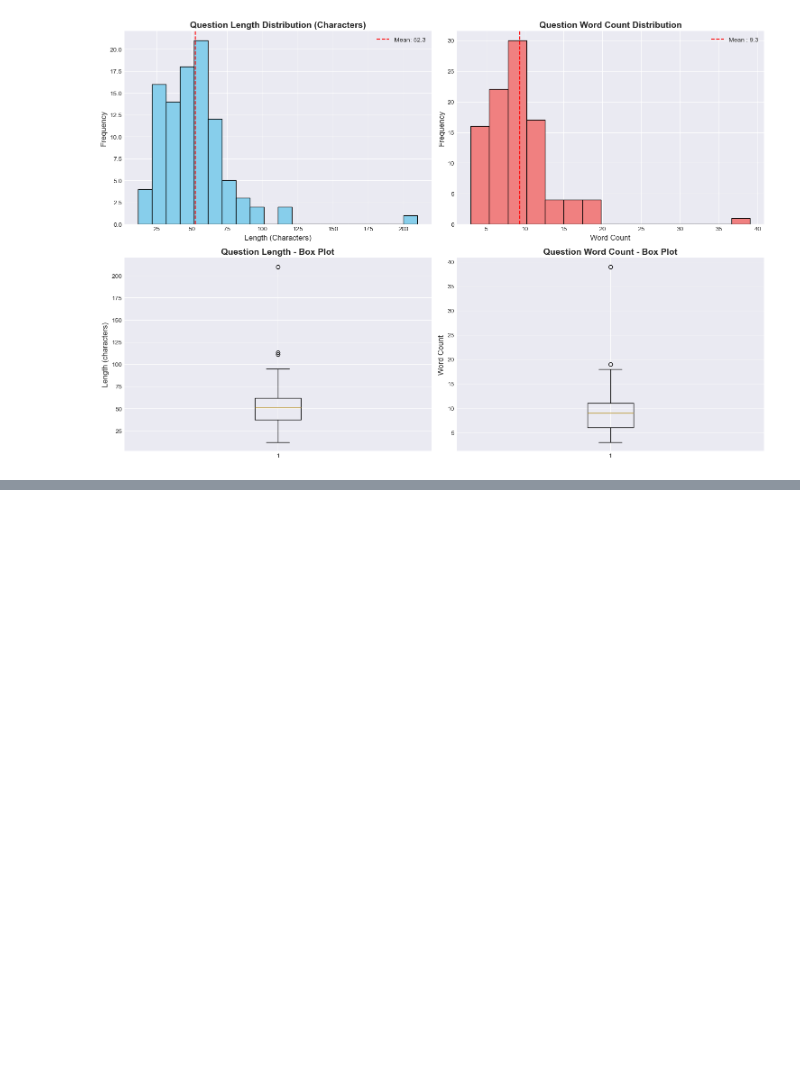
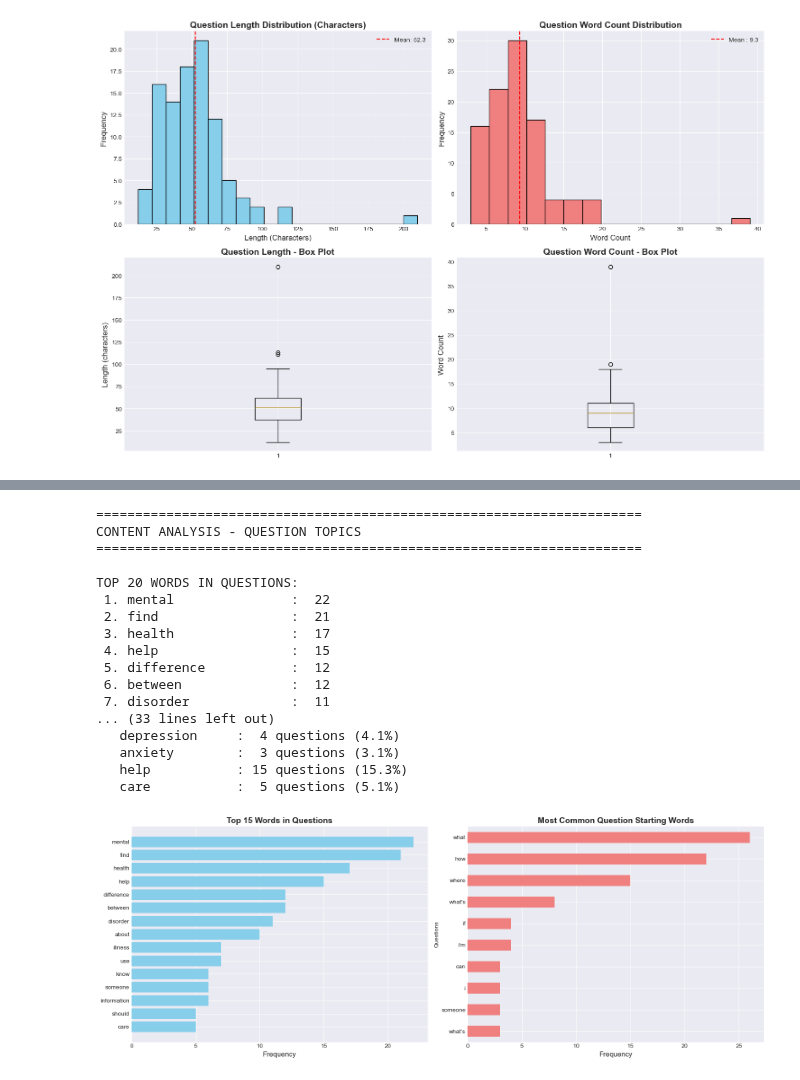
Before and after one commit to HoodaVishal/Intelligent-Customer-Support-System, a Jupyter notebook: notebooks/01_Data_Exploration.ipynb, the cells around one changed output, grey strips where cells are left out. Drawn from its saved outputs; the diff is of its cells as text; code cells hidden in the pictures; blank space fills up the shorter version.

Commit message:
Completed Dataset 4 data exploration

```diff
--- a/notebooks/01_Data_Exploration.ipynb
+++ b/notebooks/01_Data_Exploration.ipynb
@@ -2822,0 +2997,79 @@ Question: What is MSP?
+# %%
+# Content Analysis - Question Topics
+print("\n" + "=" * 70)
+print("CONTENT ANALYSIS - QUESTION TOPICS")
+print("=" * 70 + "\n")
+
+# Common question words
+from collections import Counter
+import re
+
+def get_top_words(texts, n = 20, min_length = 3):
+    """Extract top N words from texts"""
+    all_text = ' '.join(texts)
+    words = re.findall(r'\b[a-z]{' + str(min_length) + r',}\b', all_text.lower())
+    # Common stopwords
+    stopwords = {'the', 'and', 'to', 'of', 'for', 'you', 'in', 'is', 'that', 'it', 'on', 'with', 'was', 'are', 'this',
+                 'have', 'from', 'or', 'be', 'at', 'by', 'not', 'but', 'can', 'your', 'will', 'my', 'me', 'has',
+                 'what', 'how', 'who', 'does', 'when', 'where', 'why', 'which'}
+    words = [w for w in words if w not in stopwords]
+    return Counter(words).most_common(n)
+
+print("TOP 20 WORDS IN QUESTIONS:")
+question_words = get_top_words(mental['Questions'])
+for i, (word, count) in enumerate(question_words, 1):
+    print(f"{i:2d}. {word:20s} : {count:3d}")
+
+# Common question types (starting words)
+print("\nQUESTION TYPES (Starting words):")
+question_starters = mental['Questions'].str.lower().str.split().str[0].value_counts().head(10)
+for starter, count in question_starters.items():
+    pct = (count / len(mental)) * 100
+    print(f"   {starter:15s}: {count:2d} questions ({pct:.1f}%)")
+
+# Key mental health terms
+print("\nKEY MENTAL HEALTH TERMS IN QUESTIONS:")
+mental_health_terms = ['mental', 'health', 'illness', 'disorder', 'treatment', 'therapy', 'depression', 'anxiety', 'help', 'care']
+for term in mental_health_terms:
+    count = mental['Questions'].str.lower().str.contains(term).sum()
+    pct = (count / len(mental)) * 100
+    if count > 0:
+        print(f"   {term:15s}: {count:2d} questions ({pct:.1f}%)")
+
+# Visualization - Top question words
+fig, axes = plt.subplots(1, 2, figsize=(16, 6))
+
+# Top words in questions
+question_words_df = pd.DataFrame(question_words[:15], columns = ['word', 'count'])
+axes[0].barh(question_words_df['word'], question_words_df['count'], color = 'skyblue')
+axes[0].set_title('Top 15 Words in Questions', fontsize = 14, fontweight = 'bold')
+axes[0].set_xlabel('Frequency', fontsize = 12)
+axes[0].invert_yaxis()
+
+# Question starters
+question_starters.plot(kind='barh', ax = axes[1], color = 'lightcoral')
+axes[1].set_title('Most Common Question Starting Words', fontsize = 14, fontweight = 'bold')
+axes[1].set_xlabel('Frequency', fontsize = 12)
+axes[1].invert_yaxis()
+
+plt.tight_layout()
+plt.show()
+# %% [output]
+======================================================================
+CONTENT ANALYSIS - QUESTION TOPICS
+======================================================================
+
+TOP 20 WORDS IN QUESTIONS:
+ 1. mental               :  22
+ 2. find                 :  21
+ 3. health               :  17
+ 4. help                 :  15
+ 5. difference           :  12
+ 6. between              :  12
+ 7. disorder             :  11
+... (33 lines left out)
+   depression     :  4 questions (4.1%)
+   anxiety        :  3 questions (3.1%)
+   help           : 15 questions (15.3%)
+   care           :  5 questions (5.1%)
+[figure, added]
```
Also changed, not shown: parts of 8 cells of this notebook.
